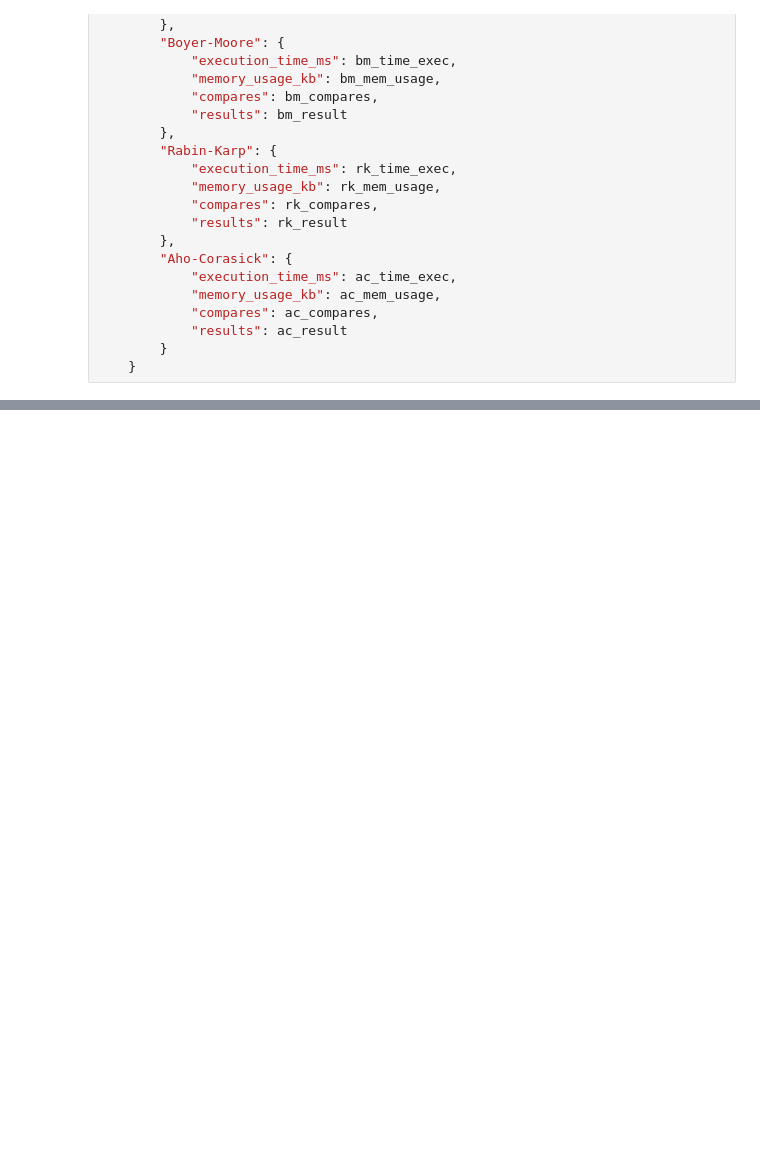
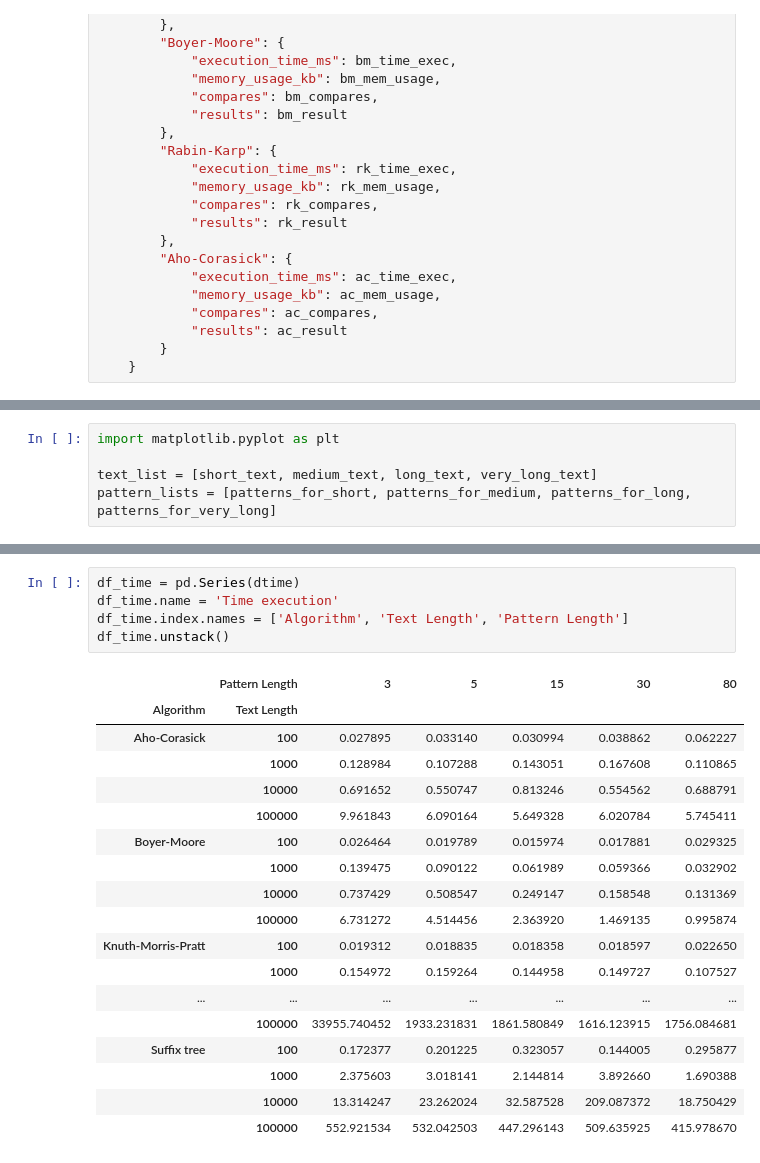
Before and after one commit to NCCMNT/Text-Algorithms, a Jupyter notebook: lab5/pattern_matching_analisys.ipynb, the cells around one changed output, grey strips where cells are left out. Drawn from its saved outputs; the diff is of its cells as text; blank space fills up the shorter version.

```diff
--- a/lab5/pattern_matching_analisys.ipynb
+++ b/lab5/pattern_matching_analisys.ipynb
@@ -199,0 +260,5 @@ len(very_long_text)
+# %%
+import matplotlib.pyplot as plt
+
+text_list = [short_text, medium_text, long_text, very_long_text]
+pattern_lists = [patterns_for_short, patterns_for_medium, patterns_for_long, patterns_for_very_long]
@@ -199,0 +280,24 @@ len(very_long_text)
+# %%
+df_time = pd.Series(dtime)
+df_time.name = 'Time execution'
+df_time.index.names = ['Algorithm', 'Text Length', 'Pattern Length']
+df_time.unstack()
+# %% [output]
+|  | Pattern Length | 3 | 5 | 15 | 30 | 80 |
+| Algorithm | Text Length |  |  |  |  |  |
+| Aho-Corasick | 100 | 0.027895 | 0.033140 | 0.030994 | 0.038862 | 0.062227 |
+|  | 1000 | 0.128984 | 0.107288 | 0.143051 | 0.167608 | 0.110865 |
+|  | 10000 | 0.691652 | 0.550747 | 0.813246 | 0.554562 | 0.688791 |
+|  | 100000 | 9.961843 | 6.090164 | 5.649328 | 6.020784 | 5.745411 |
+| Boyer-Moore | 100 | 0.026464 | 0.019789 | 0.015974 | 0.017881 | 0.029325 |
+|  | 1000 | 0.139475 | 0.090122 | 0.061989 | 0.059366 | 0.032902 |
+|  | 10000 | 0.737429 | 0.508547 | 0.249147 | 0.158548 | 0.131369 |
+|  | 100000 | 6.731272 | 4.514456 | 2.363920 | 1.469135 | 0.995874 |
+| Knuth-Morris-Pratt | 100 | 0.019312 | 0.018835 | 0.018358 | 0.018597 | 0.022650 |
+|  | 1000 | 0.154972 | 0.159264 | 0.144958 | 0.149727 | 0.107527 |
+| ... | ... | ... | ... | ... | ... | ... |
+|  | 100000 | 33955.740452 | 1933.231831 | 1861.580849 | 1616.123915 | 1756.084681 |
+| Suffix tree | 100 | 0.172377 | 0.201225 | 0.323057 | 0.144005 | 0.295877 |
+|  | 1000 | 2.375603 | 3.018141 | 2.144814 | 3.892660 | 1.690388 |
+|  | 10000 | 13.314247 | 23.262024 | 32.587528 | 209.087372 | 18.750429 |
+|  | 100000 | 552.921534 | 532.042503 | 447.296143 | 509.635925 | 415.978670 |
```
Also changed, not shown: parts of 22 cells of this notebook, 2 other files.
